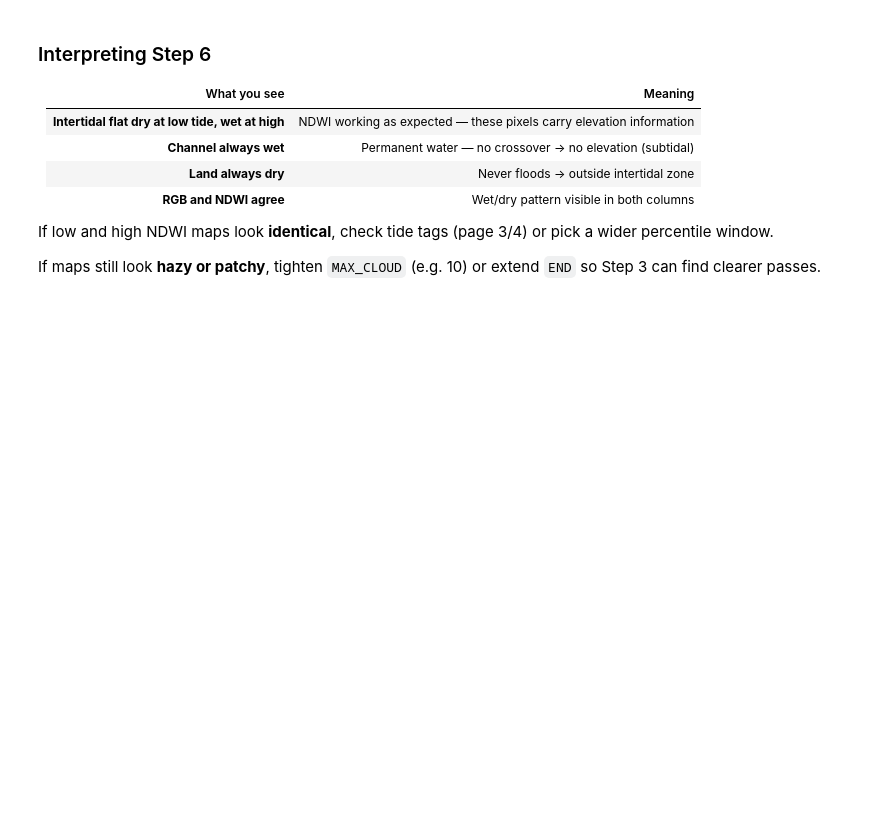
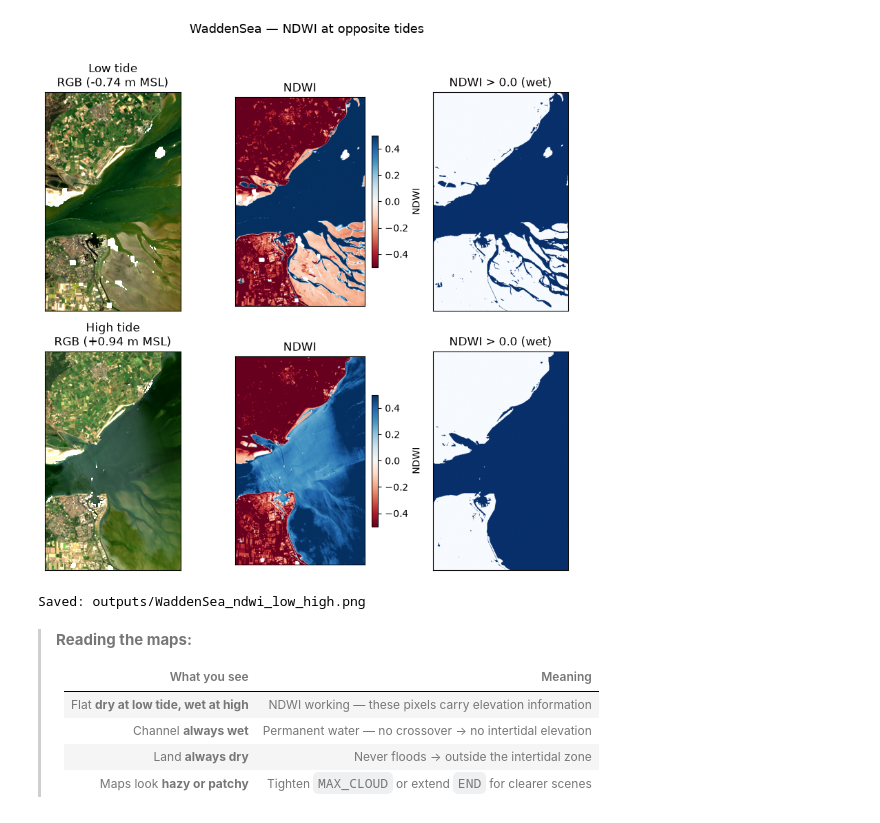
Before and after one commit to timgrandjean93/NCK-TidalFlat, a Jupyter notebook: 05_ndwi.ipynb, the cells around one changed output. Cells and saved outputs as stored; diff of their text form; code cells hidden in the pictures; blank space fills up the shorter version.

```diff
--- a/05_ndwi.ipynb
+++ b/05_ndwi.ipynb
@@ -30,6 +24,7 @@ catalogue and tide tags from page 3.
 # %%
 import os
 import warnings
+from pathlib import Path
 
 import numpy as np
 import pandas as pd
@@ -39,7 +34,14 @@ import pystac_client
 import planetary_computer as pc
 import odc.stac
 
+# cache_utils provides the scene catalogue from page 3 and a helper for
+# fetching the matching STAC items from Planetary Computer.
 from cache_utils import load_or_compute_scenes, fetch_stac_items_for_scenes
 
 warnings.filterwarnings("ignore")
+
+# All saved figures go into outputs/
+OUTPUT_DIR = Path("outputs")
+OUTPUT_DIR.mkdir(exist_ok=True)
+
 print("Imports OK.")
@@ -236,66 +290,71 @@ Look for intertidal areas that flip from dry (low tide) to wet (high tide).
 # %%
-def _rgb(da_red, da_green, da_blue, pct=(2, 98)):
-    # Percentile stretch for display
-    stacks = xr.concat([da_red, da_green, da_blue], dim="band")
-    lo, hi = np.nanpercentile(stacks.values, pct)
-    rgb = np.clip(stacks.values, lo, hi)
-    rgb = (rgb - lo) / (hi - lo + 1e-9)
-    return np.moveaxis(rgb, 0, -1)
+def _percentile_stretch(red, green, blue, pct=(2, 98)):
+    # Stretch RGB bands to [0, 1] using percentile clipping for display.
+    # This corrects for atmospheric haze and improves contrast.
+    stacked = xr.concat([red, green, blue], dim="band")
+    lo, hi  = np.nanpercentile(stacked.values, pct)
+    rgb = np.clip(stacked.values, lo, hi)
+    rgb = (rgb - lo) / (hi - lo + 1e-9)   # normalise to [0, 1]
+    return np.moveaxis(rgb, 0, -1)          # rearrange to (y, x, 3) for imshow
 
 
 def plot_ndwi_pair(ds_lo, ds_hi, tide_lo, tide_hi):
-    fig, axes = plt.subplots(2, 3, figsize=(14, 8))
+    fig, axes = plt.subplots(2, 3, figsize=(8, 8))
 
     for row, (ds, tide, title) in enumerate([
         (ds_lo, tide_lo, "Low tide"),
         (ds_hi, tide_hi, "High tide"),
     ]):
+        # Handle datasets with a time dimension (single time step)
         t = 0 if ds.sizes.get("time", 1) == 1 else slice(None)
-        red, green, blue = ds.red.isel(time=t), ds.green.isel(time=t), ds.blue.isel(time=t)
+        red, green, blue = (
+            ds.red.isel(time=t),
+            ds.green.isel(time=t),
+            ds.blue.isel(time=t),
+        )
         ndwi = ds.ndwi.isel(time=t)
-        wet = ndwi > NDWI_WET
+        wet  = ndwi > NDWI_WET   # binary wet mask
 
-        # RGB
-        rgb = _rgb(red, green, blue)
+        # Column 1: true-colour RGB
+        rgb = _percentile_stretch(red, green, blue)
         axes[row, 0].imshow(rgb)
         axes[row, 0].set_title(f"{title}\nRGB ({tide:+.2f} m MSL)")
 
-        # NDWI
+        # Column 2: NDWI — diverging colourmap centred on zero
         im = axes[row, 1].imshow(ndwi.values, cmap="RdBu", vmin=-0.5, vmax=0.5)
         axes[row, 1].set_title("NDWI")
         plt.colorbar(im, ax=axes[row, 1], fraction=0.046, label="NDWI")
 
-        # Wet mask
+        # Column 3: binary wet mask
         axes[row, 2].imshow(wet.values, cmap="Blues", vmin=0, vmax=1)
         axes[row, 2].set_title(f"NDWI > {NDWI_WET} (wet)")
 
         for ax in axes[row]:
             ax.set_aspect("equal")
-            ax.set_xticks([])
-            ax.set_yticks([])
+            ax.set_xticks([]); ax.set_yticks([])
 
     fig.suptitle(f"{SITE_NAME} — NDWI at opposite tides", fontsize=13, y=1.01)
     fig.tight_layout()
-    fig.savefig(f"{SITE_NAME}_ndwi_low_high.png", dpi=180, bbox_inches="tight")
+    fig.savefig(OUTPUT_DIR / f"{SITE_NAME}_ndwi_low_high.png",
+                dpi=180, bbox_inches="tight")
     plt.show()
-    print(f"Saved: {SITE_NAME}_ndwi_low_high.png")
+    print(f"Saved: outputs/{SITE_NAME}_ndwi_low_high.png")
 
 
 plot_ndwi_pair(
-    ds_low, ds_high,
+    ds_low,  ds_high,
     float(low_pick["tide_height"].iloc[0]),
     float(high_pick["tide_height"].iloc[0]),
 )
+# %% [output]
+[figure, added]
+Saved: outputs/WaddenSea_ndwi_low_high.png
 # %% [markdown]
-### Interpreting Step 6
-
-| What you see | Meaning |
-|---|---|
-| **Intertidal flat dry at low tide, wet at high** | NDWI working as expected — these pixels carry elevation information |
-| **Channel always wet** | Permanent water — no crossover → no elevation (subtidal) |
-| **Land always dry** | Never floods → outside intertidal zone |
-| **RGB and NDWI agree** | Wet/dry pattern visible in both columns |
-
-If low and high NDWI maps look **identical**, check tide tags (page 3/4) or pick a wider percentile window.
-
-If maps still look **hazy or patchy**, tighten `MAX_CLOUD` (e.g. 10) or extend `END` so Step 3 can find clearer passes.
+> **Reading the maps:**
+>
+> | What you see | Meaning |
+> |---|---|
+> | Flat **dry at low tide, wet at high** | NDWI working — these pixels carry elevation information |
+> | Channel **always wet** | Permanent water — no crossover → no intertidal elevation |
+> | Land **always dry** | Never floods → outside the intertidal zone |
+> | Maps look **hazy or patchy** | Tighten `MAX_CLOUD` or extend `END` for clearer scenes |
```
Also changed, not shown: parts of 19 cells of this notebook, 5 other files.
